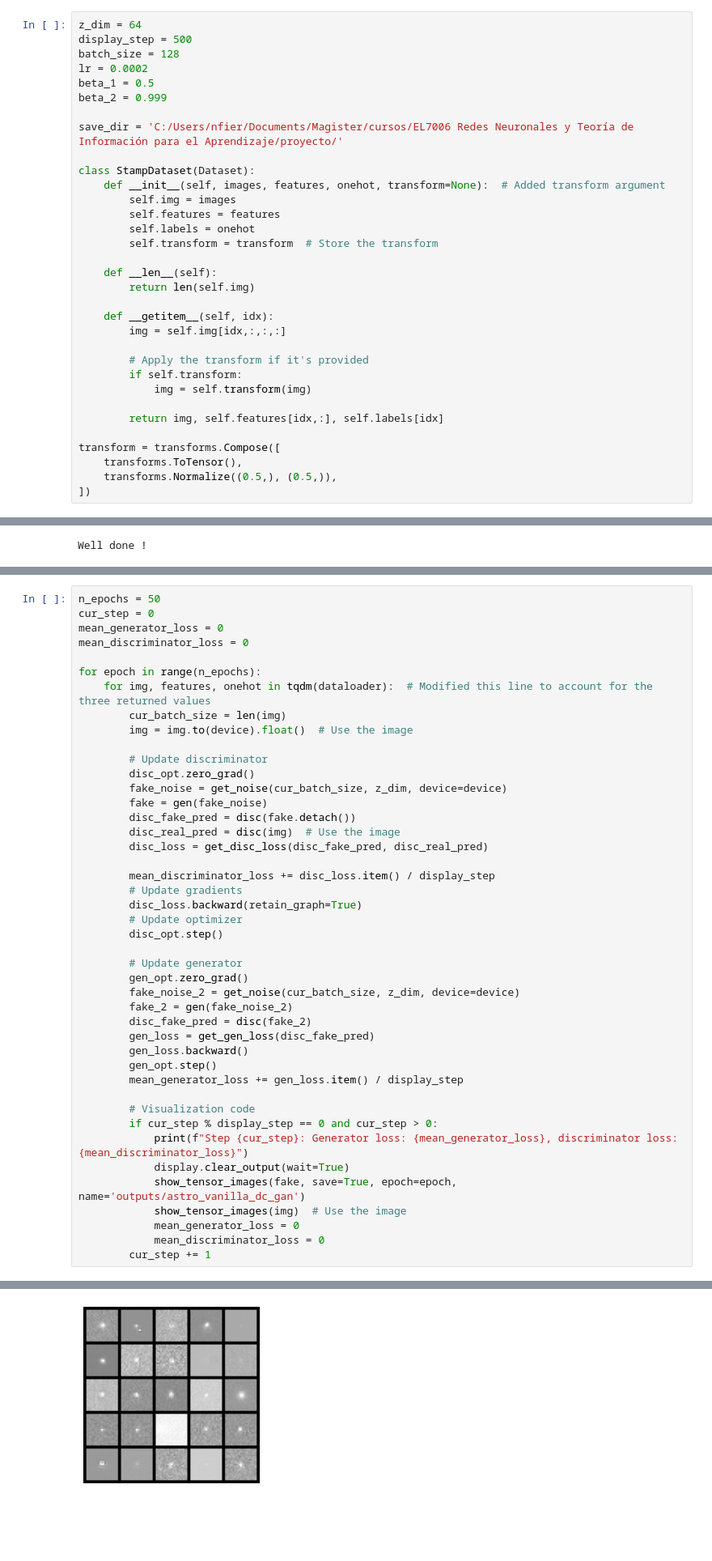
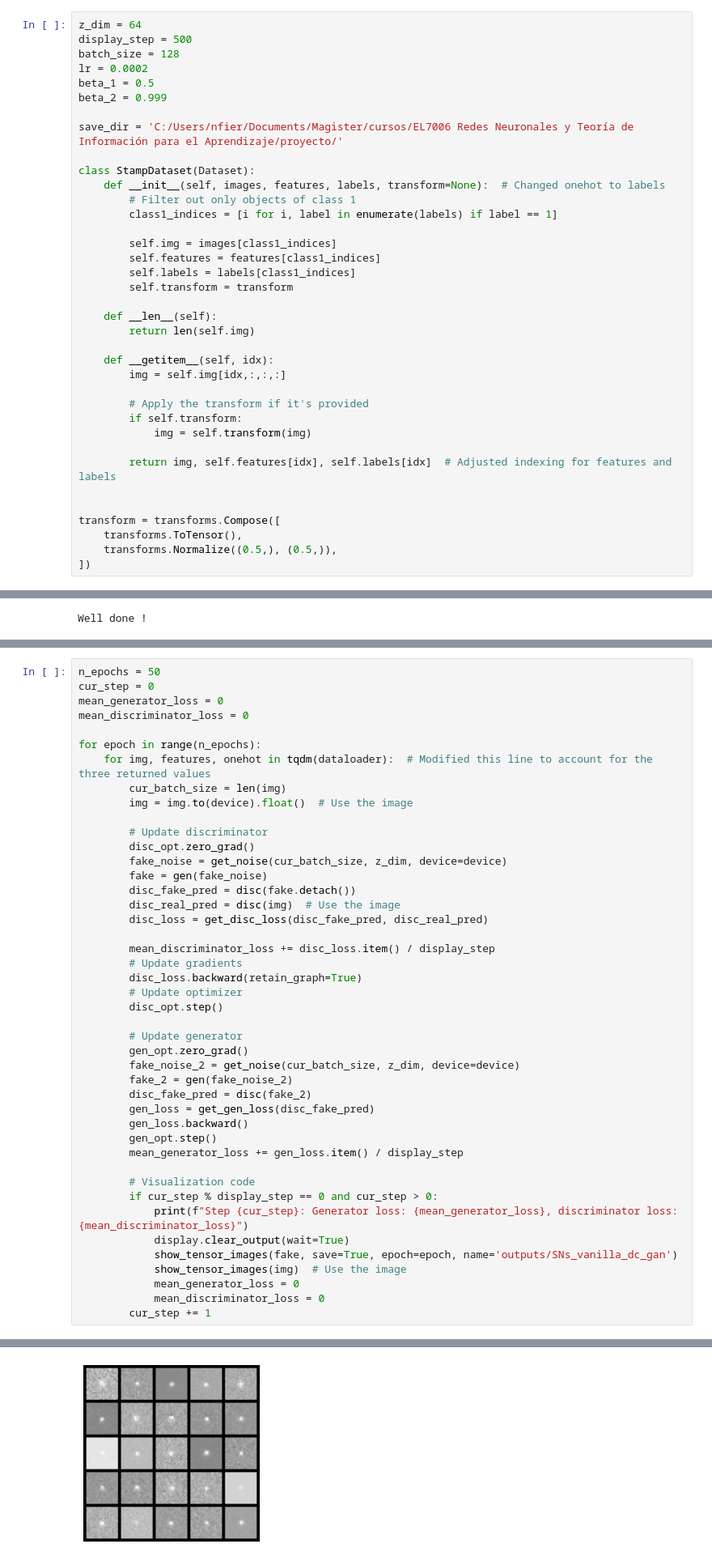
Before and after one commit to nfierroflo/Astronomical-Images-with-GANs, a Jupyter notebook: DCGANforstamp.ipynb, the cells around one changed output, grey strips where cells are left out. Shown at 81% size. Saved outputs shown, nothing was run; the diff lists cells and outputs as text; blank space fills up the shorter version.

Commit message:
filtered out SNs

```diff
--- a/DCGANforstamp.ipynb
+++ b/DCGANforstamp.ipynb
@@ -22,11 +22,14 @@ beta_2 = 0.999
 save_dir = 'C:/Users/nfier/Documents/Magister/cursos/EL7006 Redes Neuronales y Teoría de Información para el Aprendizaje/proyecto/'
 
 class StampDataset(Dataset):
-    def __init__(self, images, features, onehot, transform=None):  # Added transform argument
-        self.img = images
-        self.features = features
-        self.labels = onehot
-        self.transform = transform  # Store the transform
+    def __init__(self, images, features, labels, transform=None):  # Changed onehot to labels
+        # Filter out only objects of class 1
+        class1_indices = [i for i, label in enumerate(labels) if label == 1]
+
+        self.img = images[class1_indices]
+        self.features = features[class1_indices]
+        self.labels = labels[class1_indices]
+        self.transform = transform
 
     def __len__(self):
         return len(self.img)
@@ -38,7 +41,8 @@ class StampDataset(Dataset):
         if self.transform:
             img = self.transform(img)
 
-        return img, self.features[idx,:], self.labels[idx]
+        return img, self.features[idx], self.labels[idx]  # Adjusted indexing for features and labels
+
 
 transform = transforms.Compose([
     transforms.ToTensor(),
@@ -326,7 +338,7 @@ for epoch in range(n_epochs):
         if cur_step % display_step == 0 and cur_step > 0:
             print(f"Step {cur_step}: Generator loss: {mean_generator_loss}, discriminator loss: {mean_discriminator_loss}")
             display.clear_output(wait=True)
-            show_tensor_images(fake, save=True, epoch=epoch, name='outputs/astro_vanilla_dc_gan')
+            show_tensor_images(fake, save=True, epoch=epoch, name='outputs/SNs_vanilla_dc_gan')
             show_tensor_images(img)  # Use the image
             mean_generator_loss = 0
             mean_discriminator_loss = 0
@@ -338 +350 @@ for epoch in range(n_epochs):
-[figure, old version]
+[figure, new version]
```
Also changed, not shown: parts of 5 cells of this notebook.
